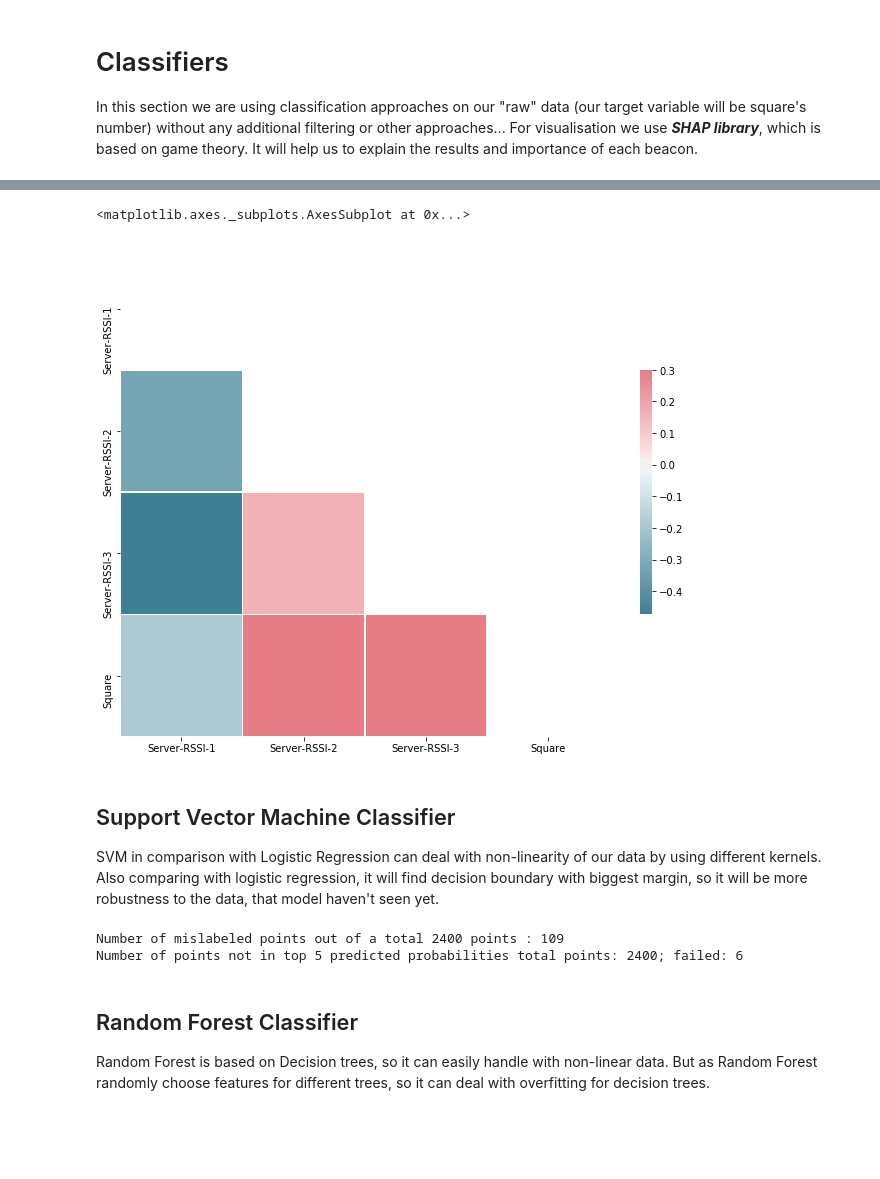
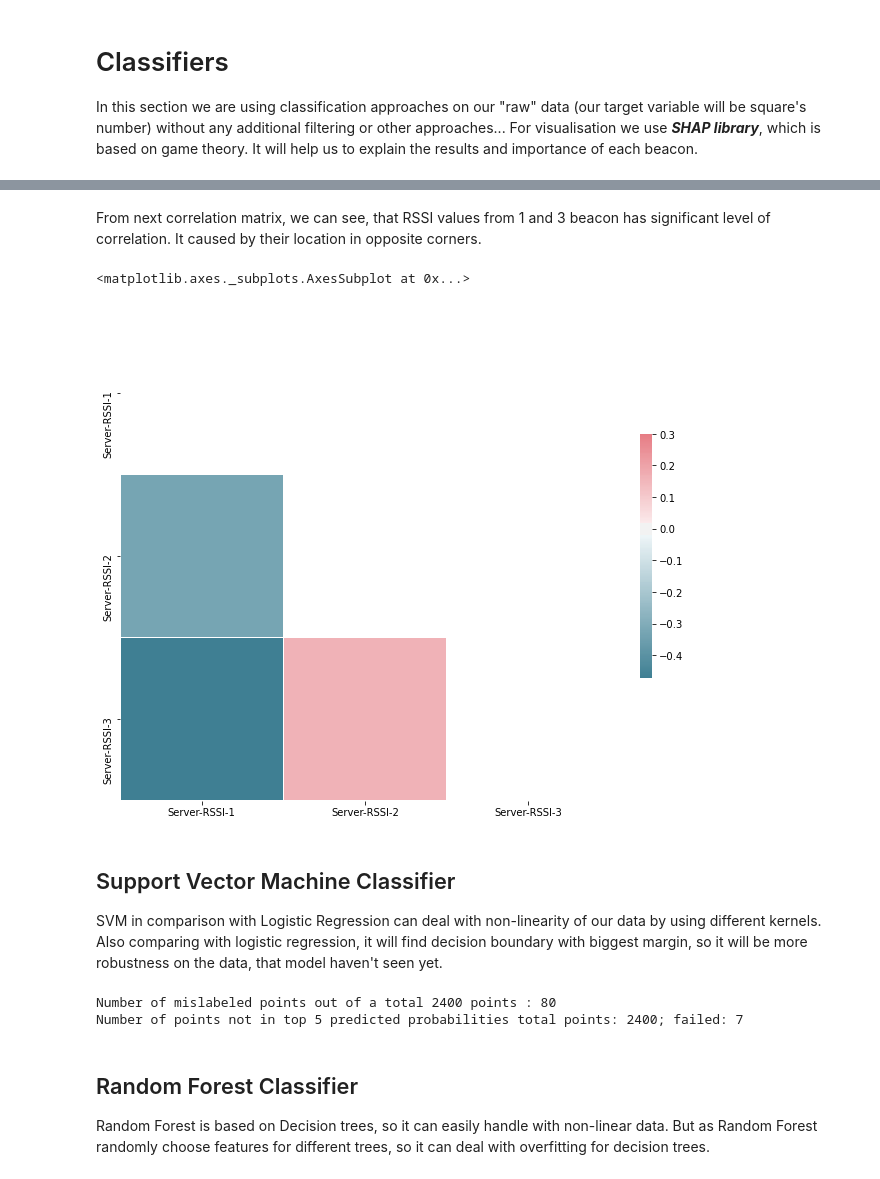
Before and after one commit to Midren/Localization, a Jupyter notebook: fingerprinting_classification.ipynb, the cells around one changed output, grey strips where cells are left out. Cells and saved outputs as stored; diff of their text form; code cells hidden in the pictures; blank space fills up the shorter version.

Commit message:
Added explanation to some models(SVM, Naive Bays). Fixed RandomForest overfit

```diff
--- a/fingerprinting_classification.ipynb
+++ b/fingerprinting_classification.ipynb
@@ -155,20 +192,22 @@ We can observe that data is non-linear on __*correlation matrix*__:
+# %% [markdown]
+From next correlation matrix, we can see, that RSSI values from 1 and 3 beacon has significant level of
+correlation. It caused by their location in opposite corners.
 # %%
-# TODO: Add more comments about correlation matrix
-corr = dfRaw.corr()
+corr = dfRaw.drop(columns=["Square"]).corr()
 mask = np.triu(np.ones_like(corr, dtype=np.bool))
 
 # Set up the matplotlib figure
 f, ax = plt.subplots(figsize=(11, 9))
 
 # Generate a custom diverging colormap
 cmap = sns.diverging_palette(220, 10, as_cmap=True)
 
 # Draw the heatmap with the mask and correct aspect ratio
 sns.heatmap(corr, mask=mask, cmap=cmap, vmax=.3, center=0,
             square=True, linewidths=.5, cbar_kws={"shrink": .5})
 # %% [output]
 <matplotlib.axes._subplots.AxesSubplot at 0x...>
-[figure, old version]
+[figure, new version]
 # %%
 # LONG RUNNING CELL
 #TODO: Remove grid search with params
@@ -190,15 +229,15 @@ explainer= shap.LinearExplainer(model,X_train)
 
 SVM in comparison with Logistic Regression can deal with non-linearity of our data by using different kernels.
 Also comparing with logistic regression, it will find decision boundary with biggest margin, so it will
-be more robustness to the data, that model haven't seen yet.
+be more robustness on the data, that model haven't seen yet.
 # %%
 # TODO: Write more detail on SVC kernel
-model_svc = SVC(random_state=42)
+model_svc = SVC(random_state=42, C=15)
 classifier = CalibratedClassifierCV(model_svc).fit(X_train,Y_train)
 show_scores(classifier,X_test,Y_test)
 # %% [output]
-Number of mislabeled points out of a total 2400 points : 109
-Number of points not in top 5 predicted probabilities total points: 2400; failed: 6
+Number of mislabeled points out of a total 2400 points : 80
+Number of points not in top 5 predicted probabilities total points: 2400; failed: 7
 # %% [markdown]
 ## Random Forest Classifier
 Random Forest is based on Decision trees, so it can easily handle with non-linear data. But as Random Forest
```
Also changed, not shown: parts of 11 cells of this notebook.
